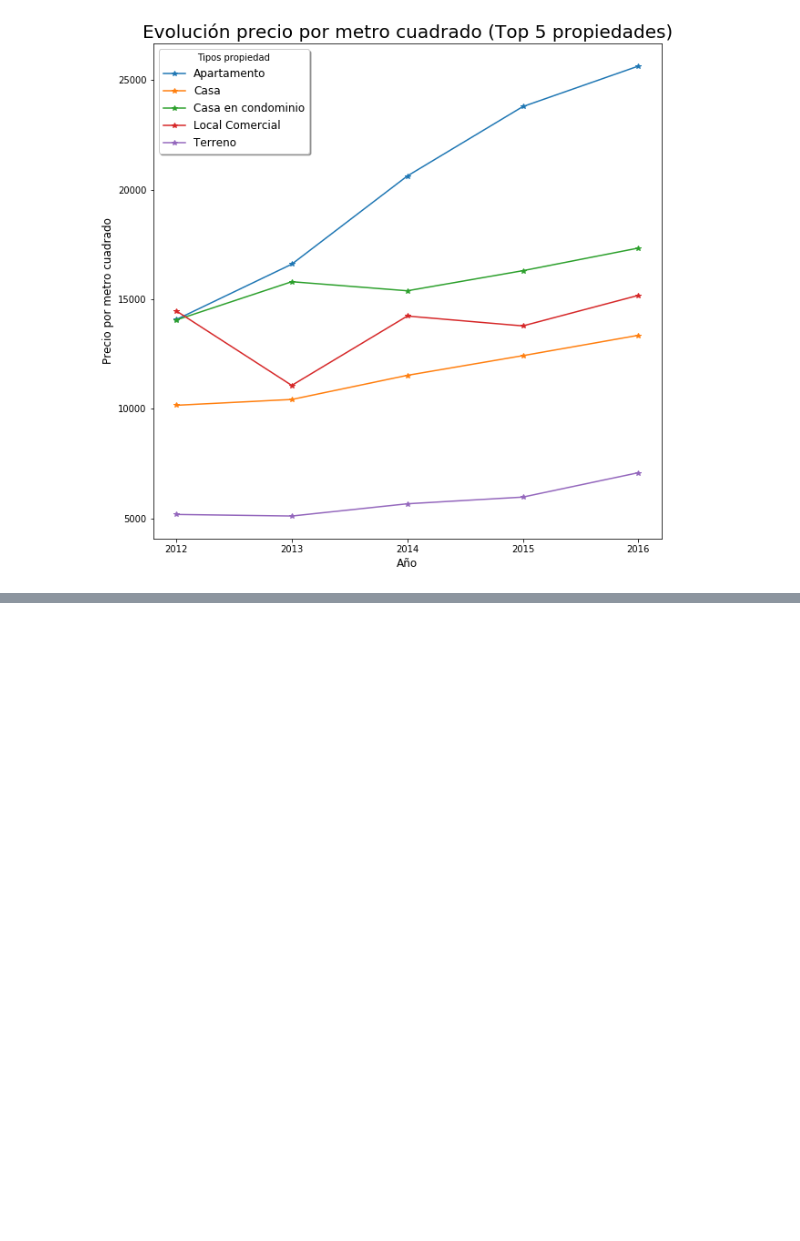
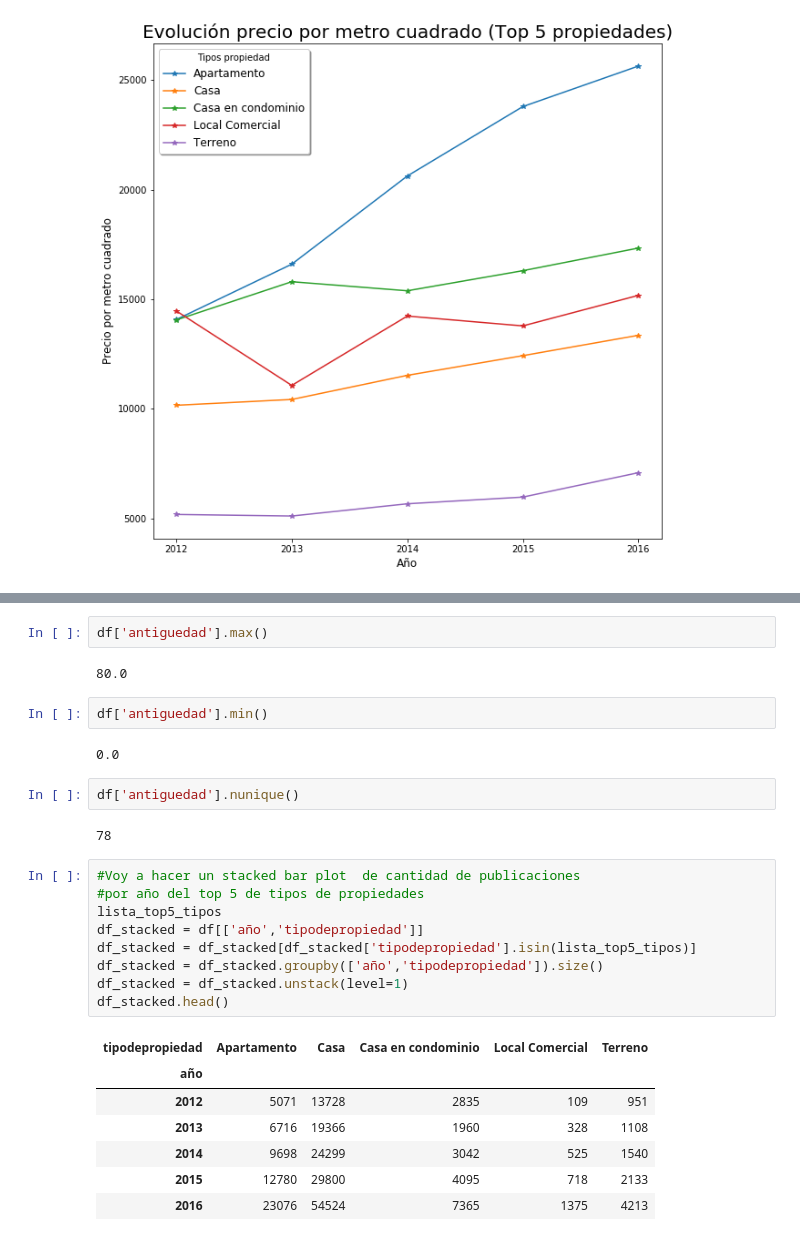
Before and after one commit to gdbien/9558-Organizacion-de-Datos, a Jupyter notebook: TP1/Franco/tp1_franco.ipynb, the cells around one changed output, grey strips where cells are left out. Drawn from its saved outputs; the diff is of its cells as text; blank space fills up the shorter version.

```diff
--- a/TP1/Franco/tp1_franco.ipynb
+++ b/TP1/Franco/tp1_franco.ipynb
@@ -488,0 +518,29 @@ plt.savefig('evo_precio_m2.png', bbox_inches = 'tight')
+# %%
+df['antiguedad'].max()
+# %% [output]
+80.0
+# %%
+df['antiguedad'].min()
+# %% [output]
+0.0
+# %%
+df['antiguedad'].nunique()
+# %% [output]
+78
+# %%
+#Voy a hacer un stacked bar plot  de cantidad de publicaciones
+#por año del top 5 de tipos de propiedades
+lista_top5_tipos
+df_stacked = df[['año','tipodepropiedad']]
+df_stacked = df_stacked[df_stacked['tipodepropiedad'].isin(lista_top5_tipos)]
+df_stacked = df_stacked.groupby(['año','tipodepropiedad']).size()
+df_stacked = df_stacked.unstack(level=1)
+df_stacked.head()
+# %% [output]
+| tipodepropiedad | Apartamento | Casa | Casa en condominio | Local Comercial | Terreno |
+| año |  |  |  |  |  |
+| 2012 | 5071 | 13728 | 2835 | 109 | 951 |
+| 2013 | 6716 | 19366 | 1960 | 328 | 1108 |
+| 2014 | 9698 | 24299 | 3042 | 525 | 1540 |
+| 2015 | 12780 | 29800 | 4095 | 718 | 2133 |
+| 2016 | 23076 | 54524 | 7365 | 1375 | 4213 |
```
Also changed, not shown: parts of 20 cells of this notebook.
